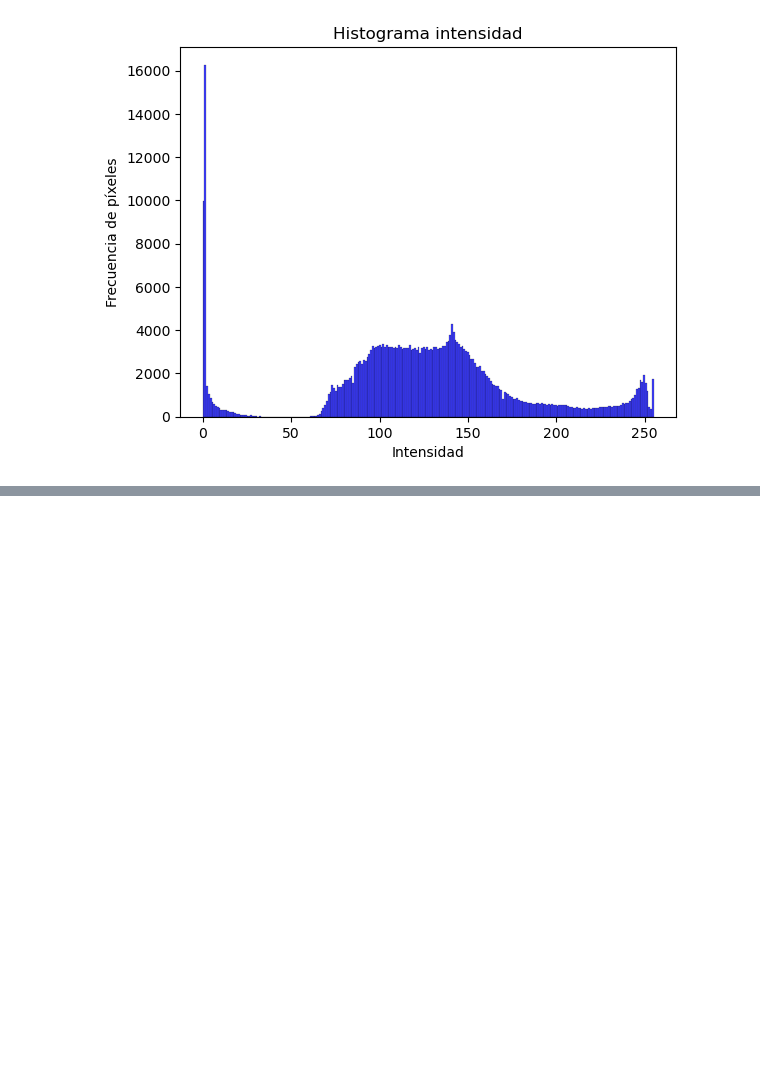
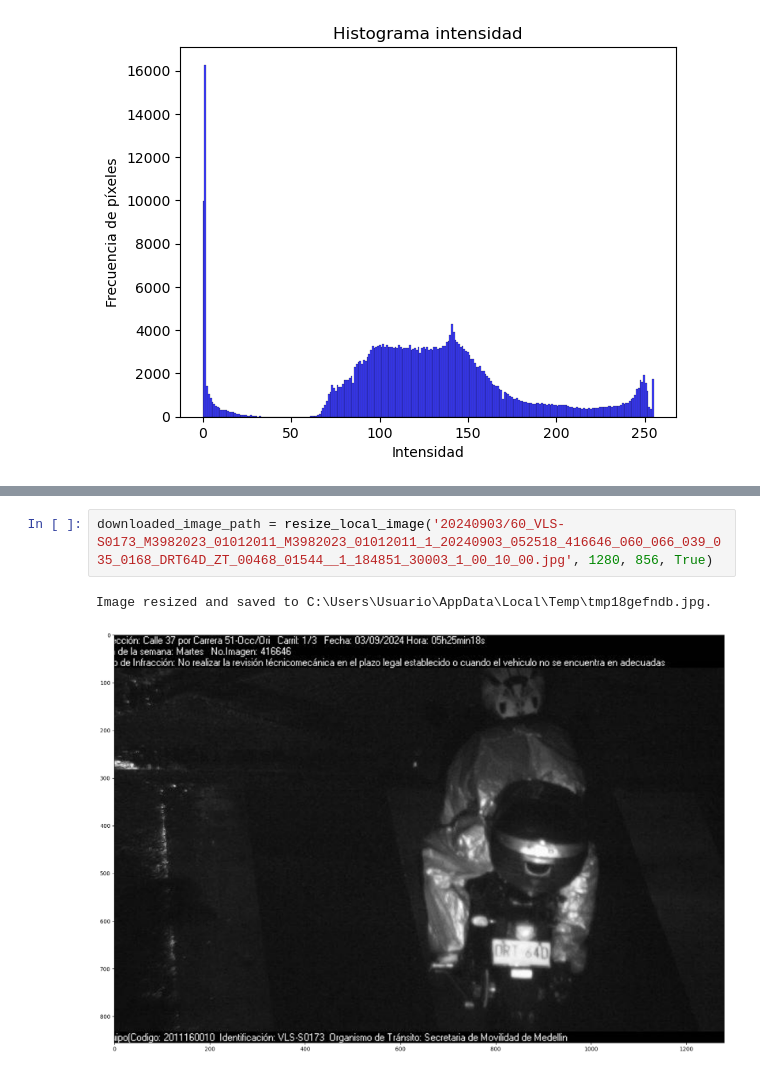
Before and after one commit to SofiAB-sen/analisis-foto-deteccion, a Jupyter notebook: dataset_limpieza_clasificacion.ipynb, the cells around one changed output, grey strips where cells are left out. Drawn from its saved outputs; the diff is of its cells as text; blank space fills up the shorter version.

```diff
--- a/dataset_limpieza_clasificacion.ipynb
+++ b/dataset_limpieza_clasificacion.ipynb
@@ -25,0 +172,5 @@ plt.show()
+# %%
+downloaded_image_path = resize_local_image('20240903/60_VLS-S0173_M3982023_01012011_M3982023_01012011_1_20240903_052518_416646_060_066_039_035_0168_DRT64D_ZT_00468_01544__1_184851_30003_1_00_10_00.jpg', 1280, 856, True)
+# %% [output]
+Image resized and saved to C:\Users\Usuario\AppData\Local\Temp\tmp18gefndb.jpg.
+[figure, added]
```
Also changed, not shown: parts of 9 cells of this notebook, 7 other files.
